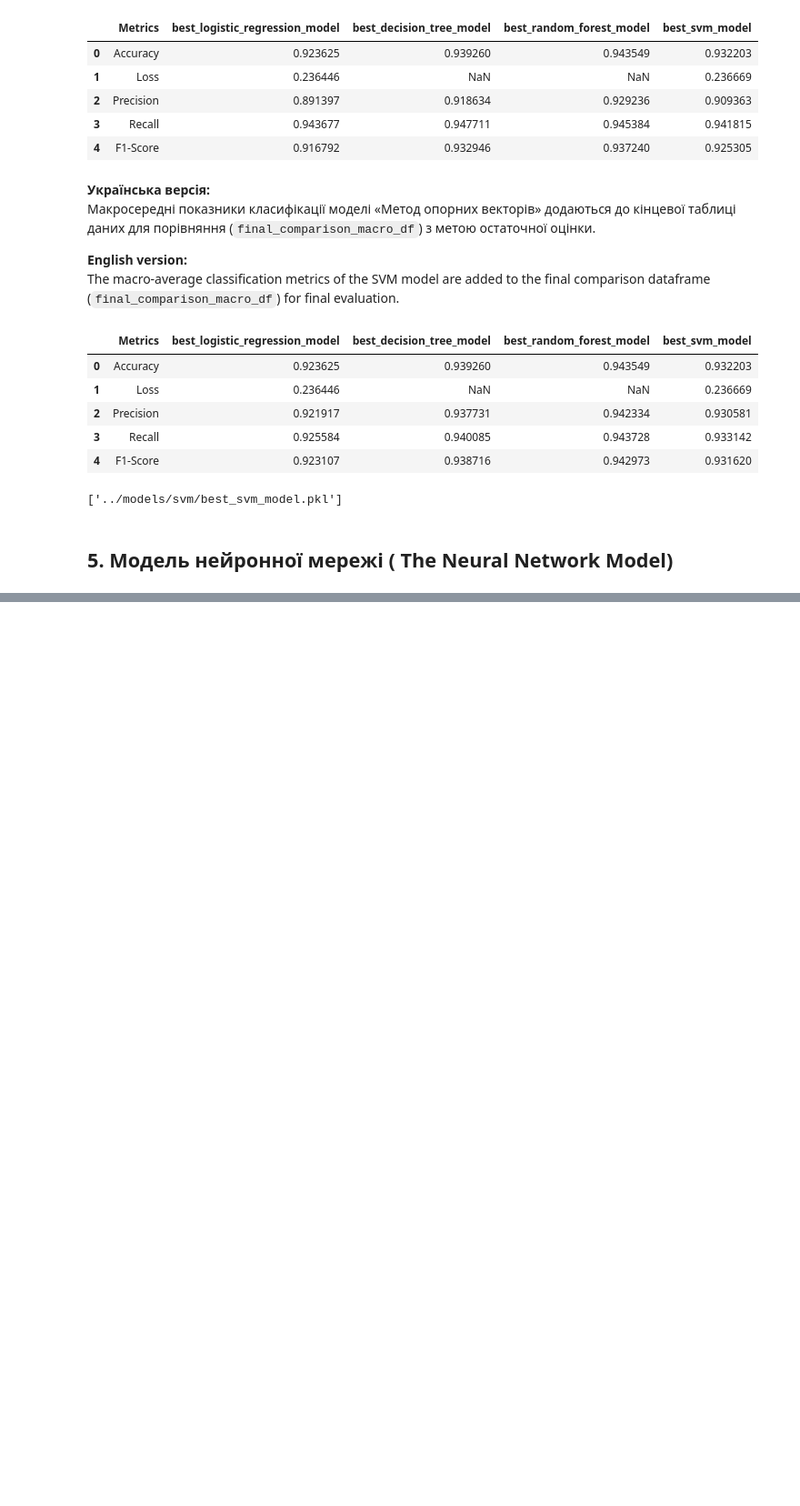
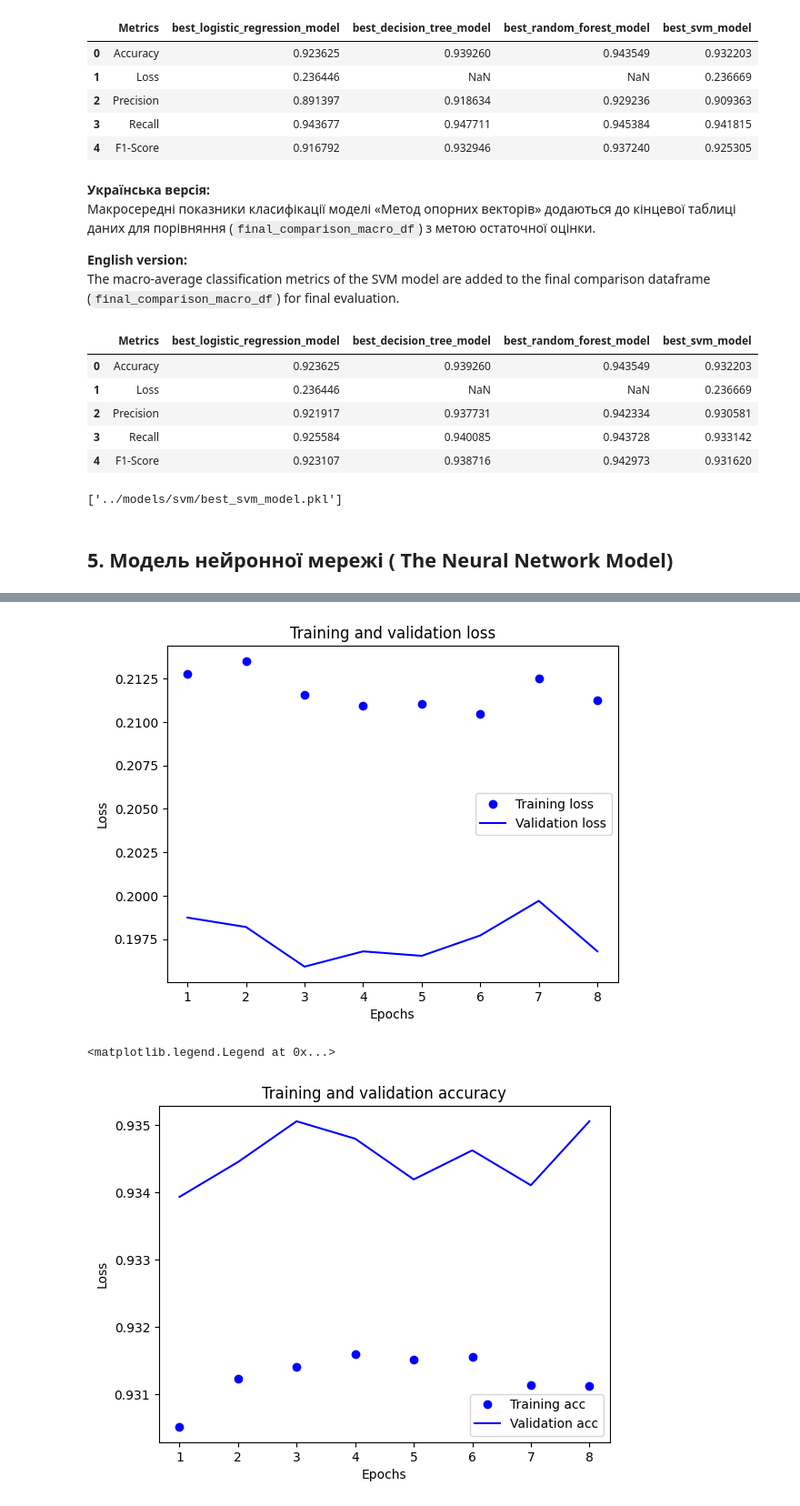
Before and after one commit to MaksimDar/telecom-churn-prediction, a Jupyter notebook: notebooks/02_model_training.ipynb, the cells around one changed output, grey strips where cells are left out. Shown at 91% size. Saved outputs shown, nothing was run; the diff lists cells and outputs as text; code cells hidden in the pictures; blank space fills up the shorter version.

Commit message:
NN model work is started

```diff
--- a/notebooks/02_model_training.ipynb
+++ b/notebooks/02_model_training.ipynb
@@ -738,0 +794,21 @@ from tensorflow.keras.callbacks import ModelCheckpoint, EarlyStopping, ReduceLRO
+# %%
+import random
+SEED = 19
+
+np.random.seed(SEED)
+tf.random.set_seed(SEED)
+random.seed(SEED)
+
+model_nn.fit(X_train_scaled,y_train)
+
+history = model_nn.fit(
+    X_train_scaled,
+    y_train,
+    epochs=50,
+    batch_size=64,
+    validation_split=0.2,
+    callbacks=[early_stopping,checkpoint_cnn],
+    verbose=1,
+)
+
+test_loss,test_accuracy = model_nn.evaluate(X_test_scaled,y_test)
@@ -738,0 +868,27 @@ from tensorflow.keras.callbacks import ModelCheckpoint, EarlyStopping, ReduceLRO
+# %%
+history_dict = history.history
+loss_values = history_dict['loss']
+val_loss_values = history_dict['val_loss']
+
+epochs = range(1, len(history_dict['accuracy']) + 1)
+
+plt.plot(epochs, loss_values, 'bo', label='Training loss')
+plt.plot(epochs, val_loss_values, 'b', label='Validation loss')
+plt.title('Training and validation loss')
+plt.xlabel('Epochs')
+plt.ylabel('Loss')
+plt.legend()
+plt.show()
+
+plt.clf()
+val_acc_values = history_dict['val_accuracy']
+plt.plot(epochs, history_dict['accuracy'], 'bo', label='Training acc')
+plt.plot(epochs, history_dict['val_accuracy'], 'b', label='Validation acc')
+plt.title('Training and validation accuracy')
+plt.xlabel('Epochs')
+plt.ylabel('Loss')
+plt.legend()
+# %% [output]
+[figure, added]
+<matplotlib.legend.Legend at 0x...>
+[figure, added]
```
Also changed, not shown: parts of 9 cells of this notebook, 1 other file.
